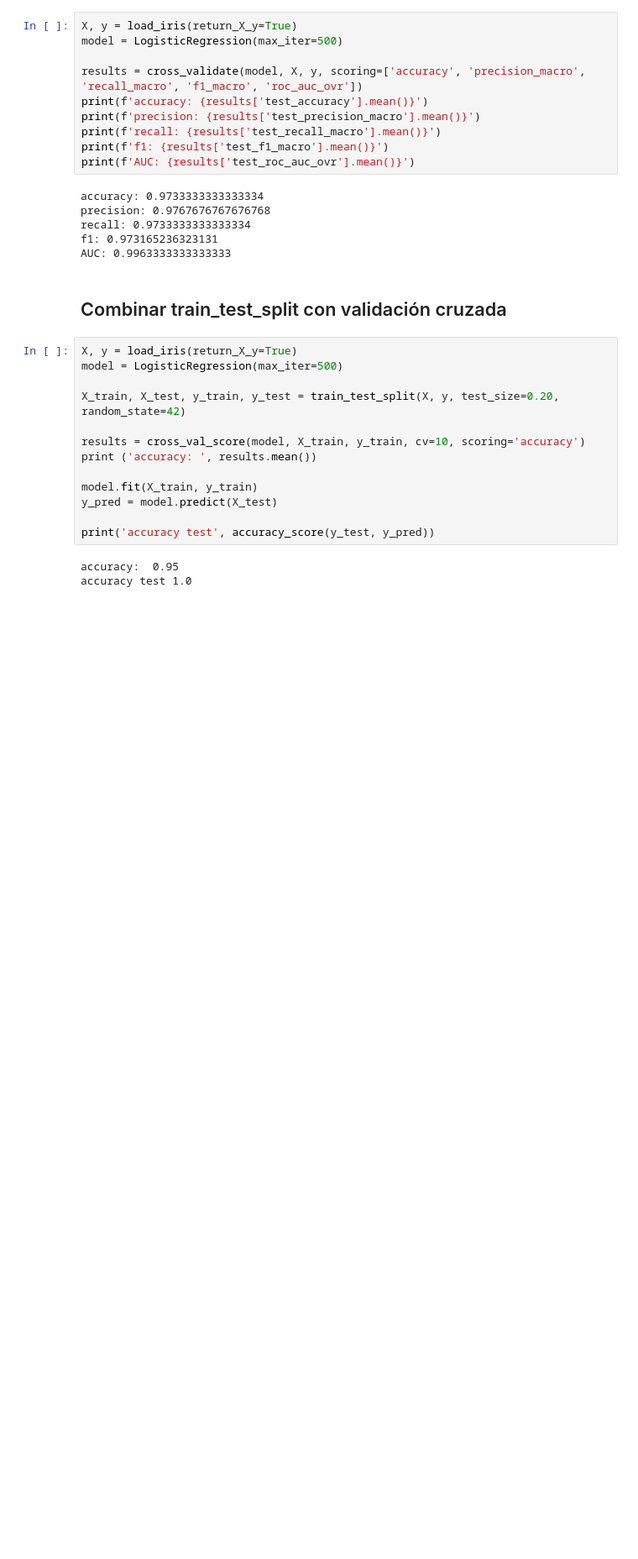
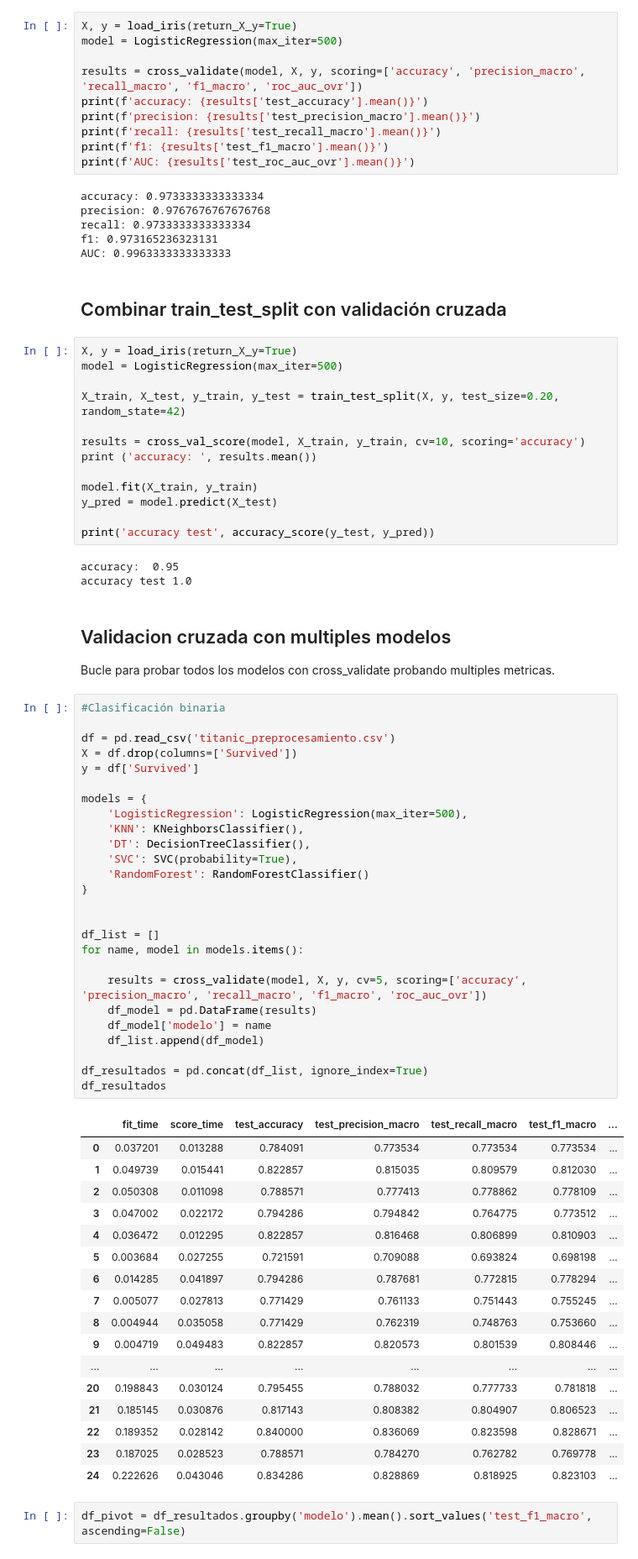
Before and after one commit to ceciorosco/Cecilia-Repositorio, a Jupyter notebook: Modulo 5/validacion.ipynb, the cells around one changed output. Shown: that part at 84% size. Cells and saved outputs as stored; diff of their text form; blank space fills up the shorter version.

```diff
--- a/Modulo 5/validacion.ipynb
+++ b/Modulo 5/validacion.ipynb
@@ -176,3 +178,53 @@ print('accuracy test', accuracy_score(y_test, y_pred))
 # %% [output]
 accuracy:  0.95
 accuracy test 1.0
+# %% [markdown]
+## Validacion cruzada con multiples modelos
+
+Bucle para probar todos los modelos con cross_validate probando multiples metricas.
+# %%
+#Clasificación binaria
+
+df = pd.read_csv('titanic_preprocesamiento.csv')
+X = df.drop(columns=['Survived'])
+y = df['Survived']
+
+models = {
+    'LogisticRegression': LogisticRegression(max_iter=500),
+    'KNN': KNeighborsClassifier(),
+    'DT': DecisionTreeClassifier(),
+    'SVC': SVC(probability=True),
+    'RandomForest': RandomForestClassifier()
+}
+
+
+df_list = []
+for name, model in models.items():
+
+    results = cross_validate(model, X, y, cv=5, scoring=['accuracy', 'precision_macro', 'recall_macro', 'f1_macro', 'roc_auc_ovr'])
+    df_model = pd.DataFrame(results)
+    df_model['modelo'] = name
+    df_list.append(df_model)
+
+df_resultados = pd.concat(df_list, ignore_index=True)
+df_resultados
+# %% [output]
+|  | fit_time | score_time | test_accuracy | test_precision_macro | test_recall_macro | test_f1_macro | ... |
+| 0 | 0.037201 | 0.013288 | 0.784091 | 0.773534 | 0.773534 | 0.773534 | ... |
+| 1 | 0.049739 | 0.015441 | 0.822857 | 0.815035 | 0.809579 | 0.812030 | ... |
+| 2 | 0.050308 | 0.011098 | 0.788571 | 0.777413 | 0.778862 | 0.778109 | ... |
+| 3 | 0.047002 | 0.022172 | 0.794286 | 0.794842 | 0.764775 | 0.773512 | ... |
+| 4 | 0.036472 | 0.012295 | 0.822857 | 0.816468 | 0.806899 | 0.810903 | ... |
+| 5 | 0.003684 | 0.027255 | 0.721591 | 0.709088 | 0.693824 | 0.698198 | ... |
+| 6 | 0.014285 | 0.041897 | 0.794286 | 0.787681 | 0.772815 | 0.778294 | ... |
+| 7 | 0.005077 | 0.027813 | 0.771429 | 0.761133 | 0.751443 | 0.755245 | ... |
+| 8 | 0.004944 | 0.035058 | 0.771429 | 0.762319 | 0.748763 | 0.753660 | ... |
+| 9 | 0.004719 | 0.049483 | 0.822857 | 0.820573 | 0.801539 | 0.808446 | ... |
+| ... | ... | ... | ... | ... | ... | ... | ... |
+| 20 | 0.198843 | 0.030124 | 0.795455 | 0.788032 | 0.777733 | 0.781818 | ... |
+| 21 | 0.185145 | 0.030876 | 0.817143 | 0.808382 | 0.804907 | 0.806523 | ... |
+| 22 | 0.189352 | 0.028142 | 0.840000 | 0.836069 | 0.823598 | 0.828671 | ... |
+| 23 | 0.187025 | 0.028523 | 0.788571 | 0.784270 | 0.762782 | 0.769778 | ... |
+| 24 | 0.222626 | 0.043046 | 0.834286 | 0.828869 | 0.818925 | 0.823103 | ... |
+# %%
+df_pivot = df_resultados.groupby('modelo').mean().sort_values('test_f1_macro', ascending=False)
```
Also changed, not shown: parts of 11 cells of this notebook.
